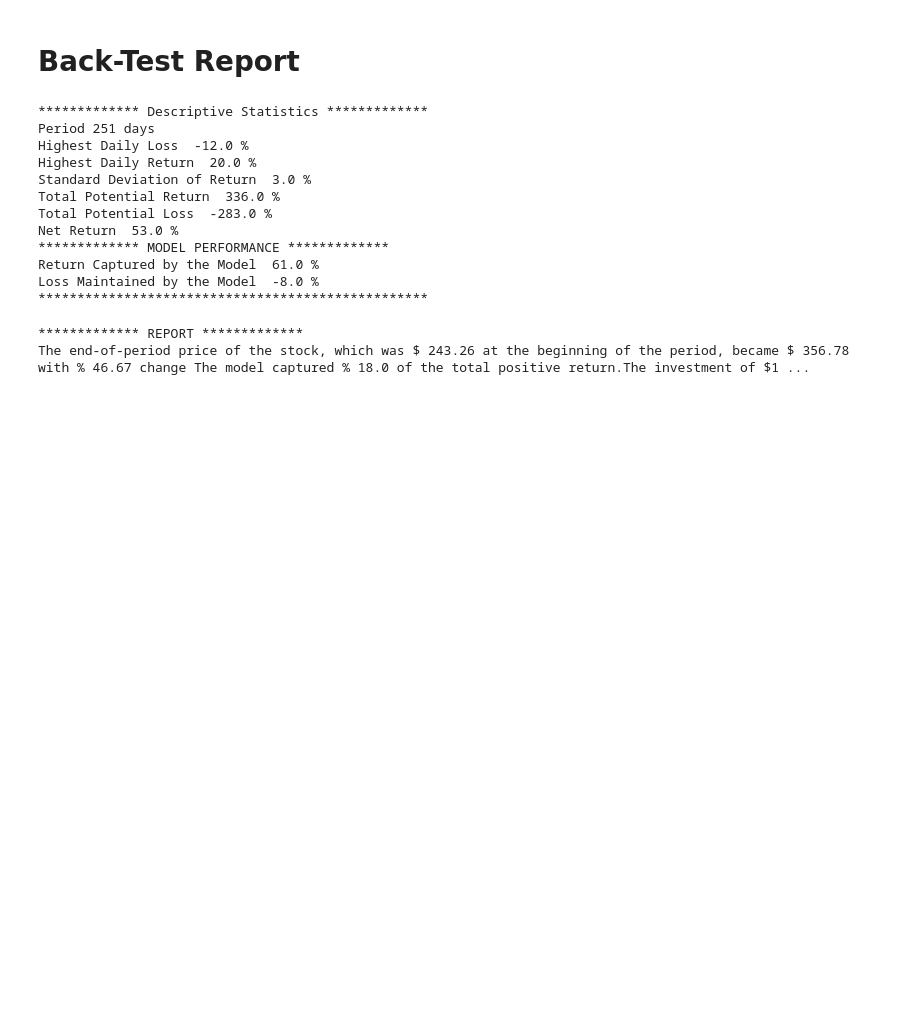
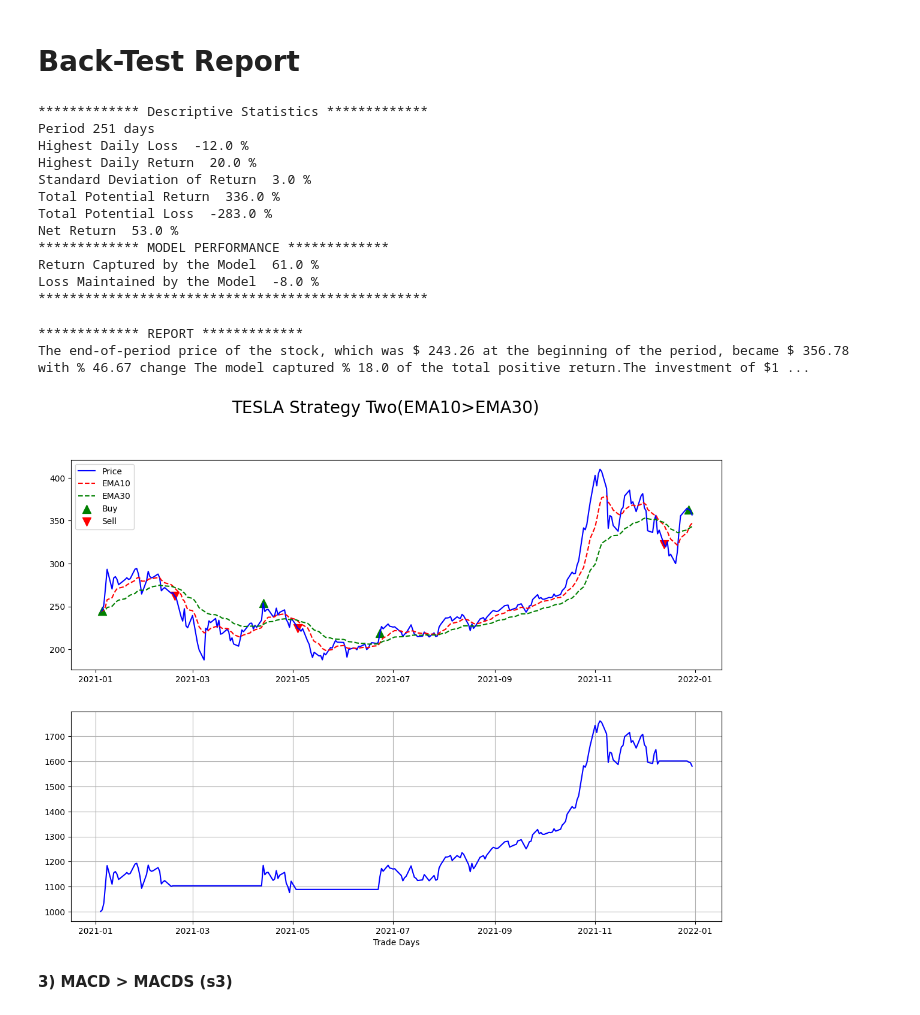
Before and after one commit to batuhanmtl/Time-Series-Analysis, a Jupyter notebook: Multivariate Regression/StockPricePrediction.ipynb, the cells around one changed output. Saved outputs shown, nothing was run; the diff lists cells and outputs as text; code cells hidden in the pictures; blank space fills up the shorter version.

Commit message:
stock price predict

```diff
--- a/Multivariate Regression/StockPricePrediction.ipynb
+++ b/Multivariate Regression/StockPricePrediction.ipynb
@@ -247,3 +247,23 @@ print("The end-of-period price of the stock, which was $",df["price"][0].round(2
 # %% [output]
 ************* REPORT *************
 The end-of-period price of the stock, which was $ 243.26 at the beginning of the period, became $ 356.78 with % 46.67 change The model captured % 18.0 of the total positive return.The investment of $1 ...
+# %%
+f,axarr = plt.subplots(2,sharex=False,figsize=(14,10))
+f.suptitle('TESLA Strategy Two(EMA10>EMA30)', fontsize=20)
+axarr[0].plot(df["price"],label="Price",color='blue')
+axarr[0].plot(df["EMA10"],label="EMA10",color='red',linestyle='--')
+axarr[0].plot(df["EMA30"],label="EMA30",color='green',linestyle='--')
+axarr[0].scatter(df.loc[df["buy_s2_ind"] == 1].index,
+                df.loc[df["buy_s2_ind"] == 1,"price"].values, color='green', marker='^', s=100, label="Buy")
+axarr[0].scatter(df.loc[df["sell_s2_ind"] == 1].index,
+                df.loc[df["sell_s2_ind"] == 1,"price"].values, color='red', marker='v', s=100, label="Sell")
+
+axarr[0].legend(loc='best')
+axarr[1].plot(df["value_s2"],label="Algorithmic Gain",color='blue')
+plt.grid(True)
+plt.xlabel('Trade Days')
+plt.show()
+# %% [output]
+[figure, added]
+# %% [markdown]
+<b>3) MACD > MACDS (s3)
```
Also changed, not shown: parts of 3 cells of this notebook.
